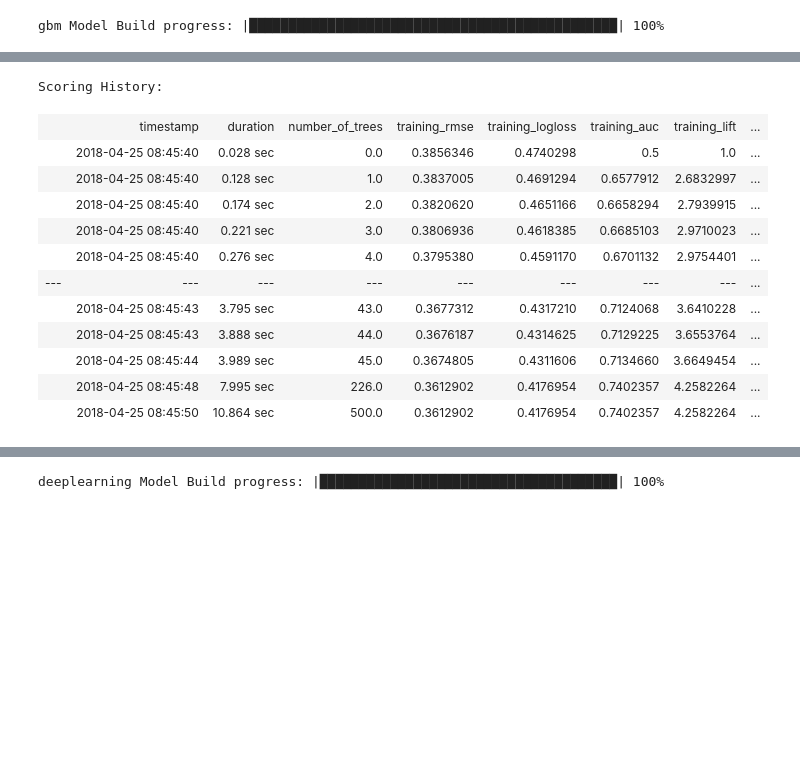
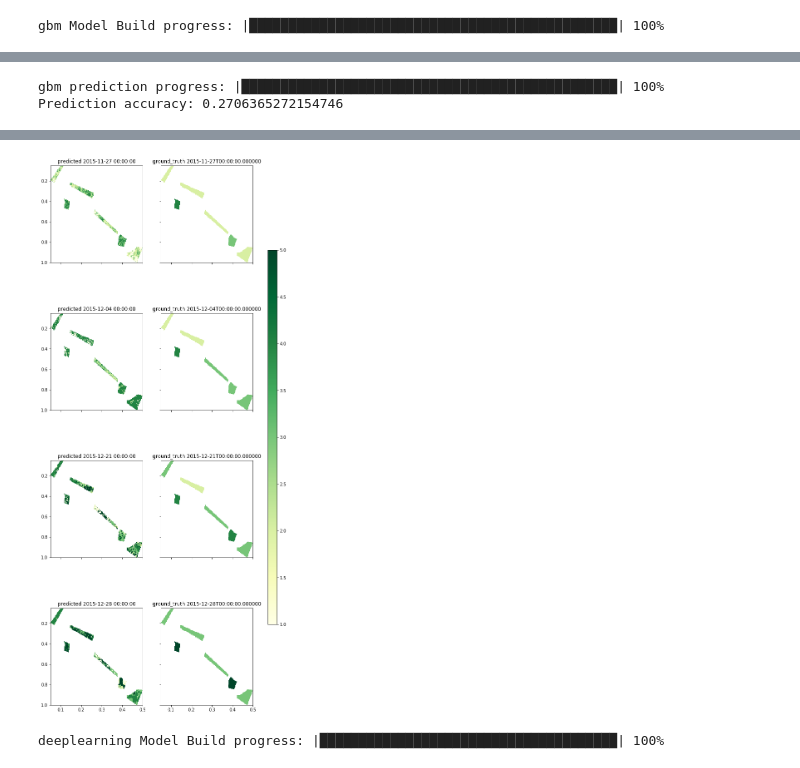
Before and after one commit to alexsalr/ciat_monitor_crops, a Jupyter notebook: examples/Models_test.ipynb, the cells around one changed output, grey strips where cells are left out. Saved outputs shown, nothing was run; the diff lists cells and outputs as text; code cells hidden in the pictures; blank space fills up the shorter version.

```diff
--- a/examples/Models_test.ipynb
+++ b/examples/Models_test.ipynb
@@ -592,4 +487,8 @@ data_test
 # %%
+data_test = read_parquet_data(data_dir+'parquet/', 'test')
+data_test.shape
 #data_test = data_test.drop('column_name', 1)
-data_test['train'] = data_test['train'].asfactor()
+data_test['test'] = data_test['test'].ascharacter()
 data_test['test'] = data_test['test'].asfactor()
+data_test = data_test.drop('train', 1)
+#data_test = data_test[data_test['time']!=1448582400000000]
@@ -914,16 +797,5 @@ print gbm_perf3.auc()
-# %%
-gbm_fit2.scoring_history()
-# %% [output]
-Scoring History:
-|  | timestamp | duration | number_of_trees | training_rmse | training_logloss | training_auc | training_lift | ... |
-|  | 2018-04-25 08:45:40 | 0.028 sec | 0.0 | 0.3856346 | 0.4740298 | 0.5 | 1.0 | ... |
-|  | 2018-04-25 08:45:40 | 0.128 sec | 1.0 | 0.3837005 | 0.4691294 | 0.6577912 | 2.6832997 | ... |
-|  | 2018-04-25 08:45:40 | 0.174 sec | 2.0 | 0.3820620 | 0.4651166 | 0.6658294 | 2.7939915 | ... |
-|  | 2018-04-25 08:45:40 | 0.221 sec | 3.0 | 0.3806936 | 0.4618385 | 0.6685103 | 2.9710023 | ... |
-|  | 2018-04-25 08:45:40 | 0.276 sec | 4.0 | 0.3795380 | 0.4591170 | 0.6701132 | 2.9754401 | ... |
-| --- | --- | --- | --- | --- | --- | --- | --- | ... |
-|  | 2018-04-25 08:45:43 | 3.795 sec | 43.0 | 0.3677312 | 0.4317210 | 0.7124068 | 3.6410228 | ... |
-|  | 2018-04-25 08:45:43 | 3.888 sec | 44.0 | 0.3676187 | 0.4314625 | 0.7129225 | 3.6553764 | ... |
-|  | 2018-04-25 08:45:44 | 3.989 sec | 45.0 | 0.3674805 | 0.4311606 | 0.7134660 | 3.6649454 | ... |
-|  | 2018-04-25 08:45:48 | 7.995 sec | 226.0 | 0.3612902 | 0.4176954 | 0.7402357 | 4.2582264 | ... |
-|  | 2018-04-25 08:45:50 | 10.864 sec | 500.0 | 0.3612902 | 0.4176954 | 0.7402357 | 4.2582264 | ... |
+# %%
+compare_predictions(gbm_fit1, data_test)
+# %% [output]
+gbm prediction progress: |████████████████████████████████████████████████| 100%
+Prediction accuracy: 0.2706365272154746
@@ -930,3 +807,4 @@ Scoring History:
+[figure, added]
 # %%
 # Import H2O DL:
 from h2o.estimators.deeplearning import H2ODeepLearningEstimator
```
Also changed, not shown: parts of 66 cells of this notebook.
